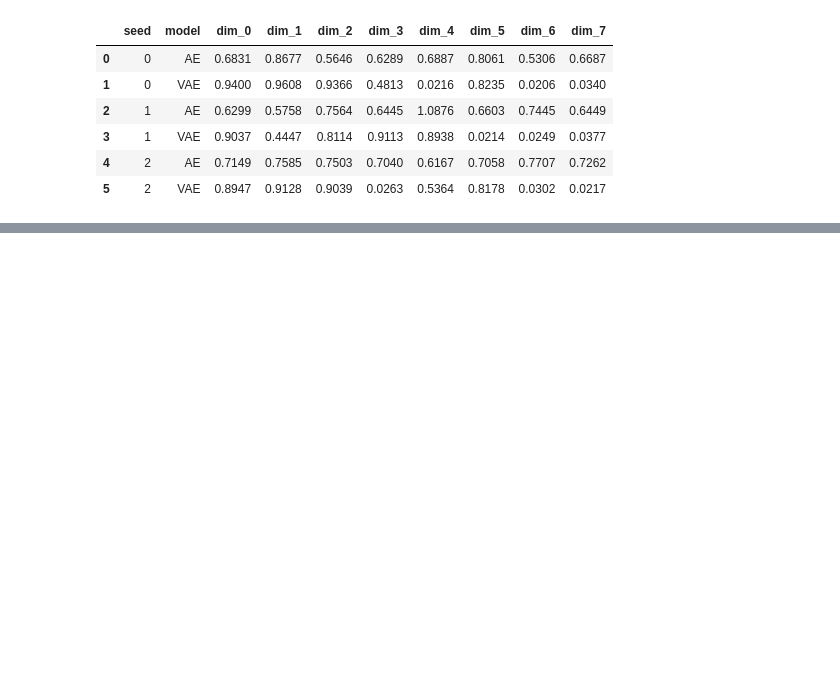
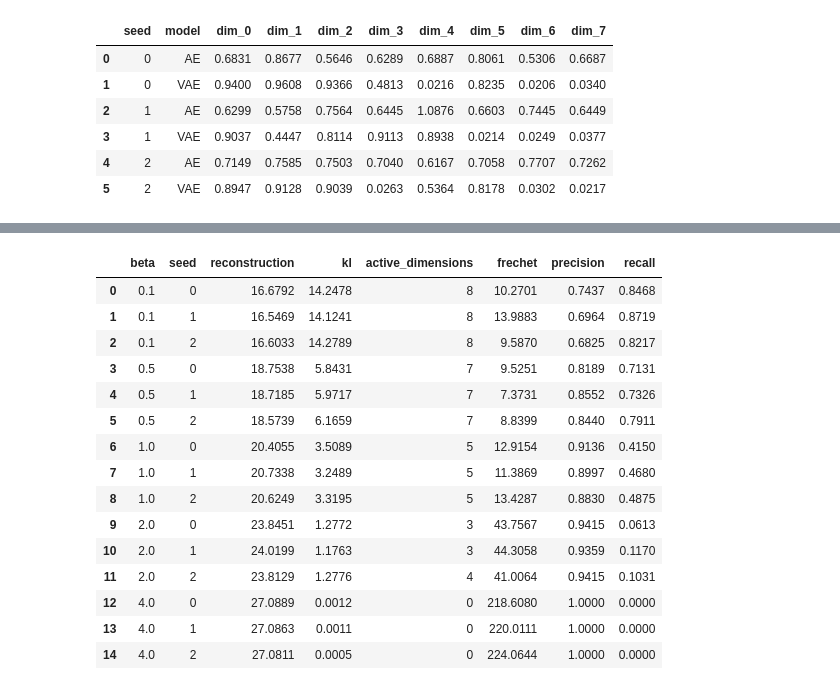
Before and after one commit to erictsaily/AIGC5500-Lab-7, a Jupyter notebook: lab07.ipynb, the cells around one changed output, grey strips where cells are left out. Cells and saved outputs as stored; diff of their text form; code cells hidden in the pictures; blank space fills up the shorter version.

Commit message:
Adds parts 3-5

```diff
--- a/lab07.ipynb
+++ b/lab07.ipynb
@@ -268,0 +271,70 @@ Latent code standard deviation:
+# %%
+beta_models = {}
+sweep_results = []
+
+for beta in BETAS:
+    for seed in SEEDS:
+
+        if beta == 1.0:
+            model = vae_models[seed]
+        else:
+            torch.manual_seed(seed)
+            model = VAE(d_hidden=D_HIDDEN, d_latent=D_LATENT)
+
+            S.train(
+                model,
+                lambda m, x, y, b=beta: vae_loss(m, x, y, b),
+                Xtr,
+                epochs=EPOCHS,
+                lr=LR,
+                batch_size=BATCH_SIZE,
+                seed=seed
+            )
+            model.eval()
+
+        beta_models[(beta, seed)] = model
+
+        with torch.no_grad():
+            mu, logvar = model.encode(Xtr)
+
+            g = torch.Generator().manual_seed(7000 + seed)
+            eps = torch.randn(mu.shape, generator=g)
+            z = mu + torch.exp(0.5 * logvar) * eps
+
+            recon = reconstruction_per_image(
+                model.decode(z), Xtr
+            ).mean().item()
+
+            kl = kl_per_image(mu, logvar).mean().item()
+
+            active = (mu.var(dim=0, unbiased=False) > 0.01).sum().item()
+
+            samples = vae_samples(
+                model, draw_prior(seed, N_SAMPLES)
+            )
+
+        scores = S.score_samples(samples, fte, net, Xtr)
+
+        sweep_results.append({
+            "beta": beta,
+            "seed": seed,
+            "reconstruction": recon,
+            "kl": kl,
+            "active_dimensions": active,
+            "frechet": scores["frechet"],
+            "precision": scores["precision"],
+            "recall": scores["recall"]
+        })
+
+        S.save_grid(
+            samples[:30],
+            f"part3_beta{beta:g}_seed{seed}.png",
+            title=f"Beta={beta}, seed={seed}"
+        )
+
+        print(f"Finished beta={beta}, seed={seed}")
+
+
+sweep_df = pd.DataFrame(sweep_results)
+display(sweep_df.round(4))
+# %% [output]
@@ -268,0 +356,16 @@ Latent code standard deviation:
+|  | beta | seed | reconstruction | kl | active_dimensions | frechet | precision | recall |
+| 0 | 0.1 | 0 | 16.6792 | 14.2478 | 8 | 10.2701 | 0.7437 | 0.8468 |
+| 1 | 0.1 | 1 | 16.5469 | 14.1241 | 8 | 13.9883 | 0.6964 | 0.8719 |
+| 2 | 0.1 | 2 | 16.6033 | 14.2789 | 8 | 9.5870 | 0.6825 | 0.8217 |
+| 3 | 0.5 | 0 | 18.7538 | 5.8431 | 7 | 9.5251 | 0.8189 | 0.7131 |
+| 4 | 0.5 | 1 | 18.7185 | 5.9717 | 7 | 7.3731 | 0.8552 | 0.7326 |
+| 5 | 0.5 | 2 | 18.5739 | 6.1659 | 7 | 8.8399 | 0.8440 | 0.7911 |
+| 6 | 1.0 | 0 | 20.4055 | 3.5089 | 5 | 12.9154 | 0.9136 | 0.4150 |
+| 7 | 1.0 | 1 | 20.7338 | 3.2489 | 5 | 11.3869 | 0.8997 | 0.4680 |
+| 8 | 1.0 | 2 | 20.6249 | 3.3195 | 5 | 13.4287 | 0.8830 | 0.4875 |
+| 9 | 2.0 | 0 | 23.8451 | 1.2772 | 3 | 43.7567 | 0.9415 | 0.0613 |
+| 10 | 2.0 | 1 | 24.0199 | 1.1763 | 3 | 44.3058 | 0.9359 | 0.1170 |
+| 11 | 2.0 | 2 | 23.8129 | 1.2776 | 4 | 41.0064 | 0.9415 | 0.1031 |
+| 12 | 4.0 | 0 | 27.0889 | 0.0012 | 0 | 218.6080 | 1.0000 | 0.0000 |
+| 13 | 4.0 | 1 | 27.0863 | 0.0011 | 0 | 220.0111 | 1.0000 | 0.0000 |
+| 14 | 4.0 | 2 | 27.0811 | 0.0005 | 0 | 224.0644 | 1.0000 | 0.0000 |
```
Also changed, not shown: parts of 14 cells of this notebook, 37 other files.
